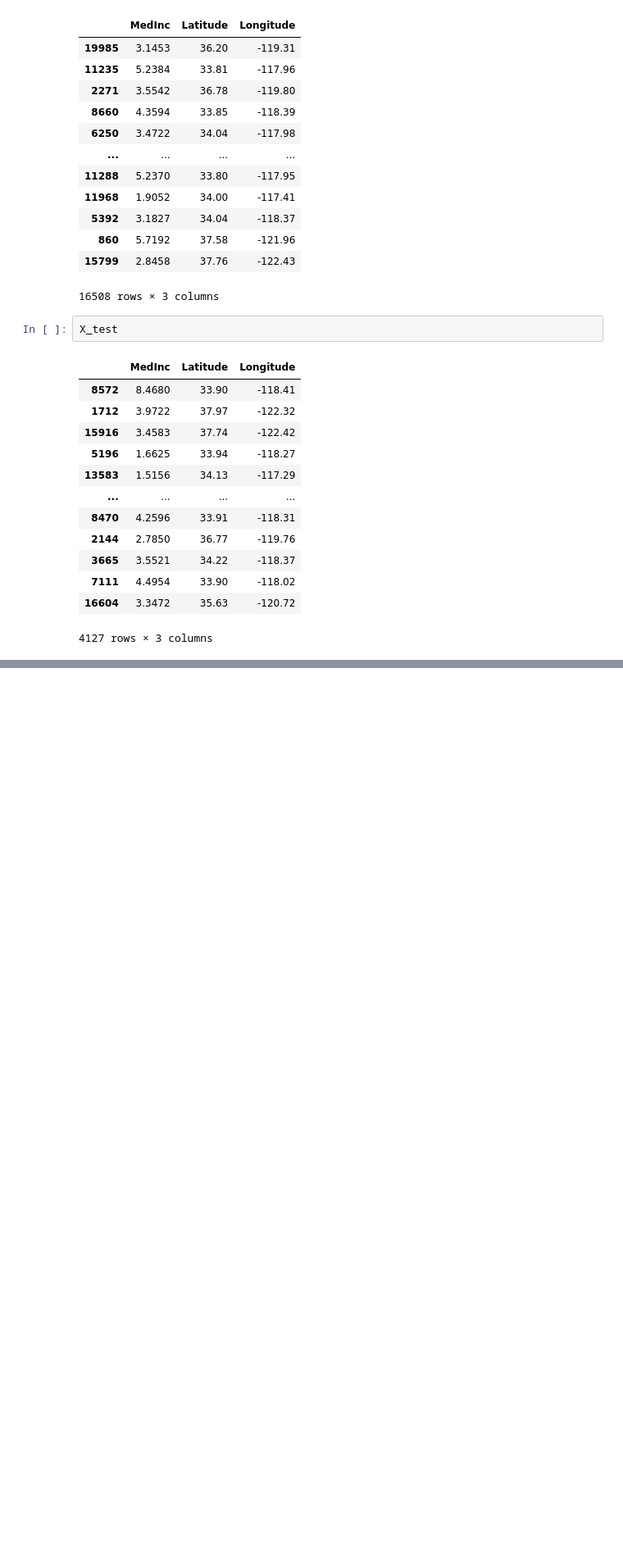
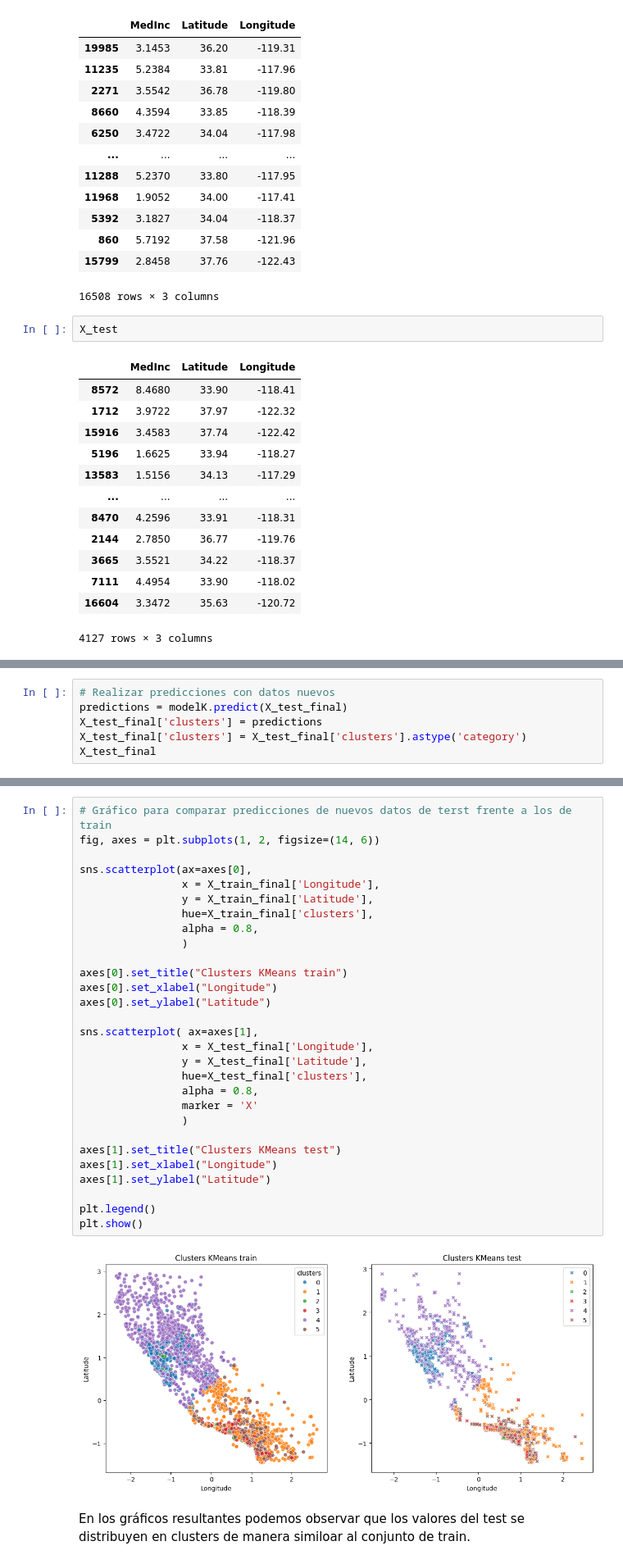
Before and after one commit to 4GeeksAcademy/Kiliangil-California-housing, a Jupyter notebook: src/explore.ipynb, the cells around one changed output, grey strips where cells are left out. Shown at 82% size. Drawn from its saved outputs; the diff is of its cells as text; blank space fills up the shorter version.

```diff
--- a/src/explore.ipynb
+++ b/src/explore.ipynb
@@ -186,0 +248,6 @@ X_train_final.head()
+# %%
+# Realizar predicciones con datos nuevos
+predictions = modelK.predict(X_test_final)
+X_test_final['clusters'] = predictions
+X_test_final['clusters'] = X_test_final['clusters'].astype('category')
+X_test_final
@@ -186,0 +268,33 @@ X_train_final.head()
+# %%
+# Gráfico para comparar predicciones de nuevos datos de terst frente a los de train
+fig, axes = plt.subplots(1, 2, figsize=(14, 6))
+
+sns.scatterplot(ax=axes[0],
+                x = X_train_final['Longitude'],
+                y = X_train_final['Latitude'],
+                hue=X_train_final['clusters'],
+                alpha = 0.8,
+                )
+
+axes[0].set_title("Clusters KMeans train")
+axes[0].set_xlabel("Longitude")
+axes[0].set_ylabel("Latitude")
+
+sns.scatterplot( ax=axes[1],
+                x = X_test_final['Longitude'],
+                y = X_test_final['Latitude'],
+                hue=X_test_final['clusters'],
+                alpha = 0.8,
+                marker = 'X'
+                )
+
+axes[1].set_title("Clusters KMeans test")
+axes[1].set_xlabel("Longitude")
+axes[1].set_ylabel("Latitude")
+
+plt.legend()
+plt.show()
+# %% [output]
+[figure, added]
+# %% [markdown]
+En los gráficos resultantes podemos observar que los valores del test se distribuyen en clusters de manera similoar al conjunto de train.
```
Also changed, not shown: parts of 19 cells of this notebook, 2 other files.
